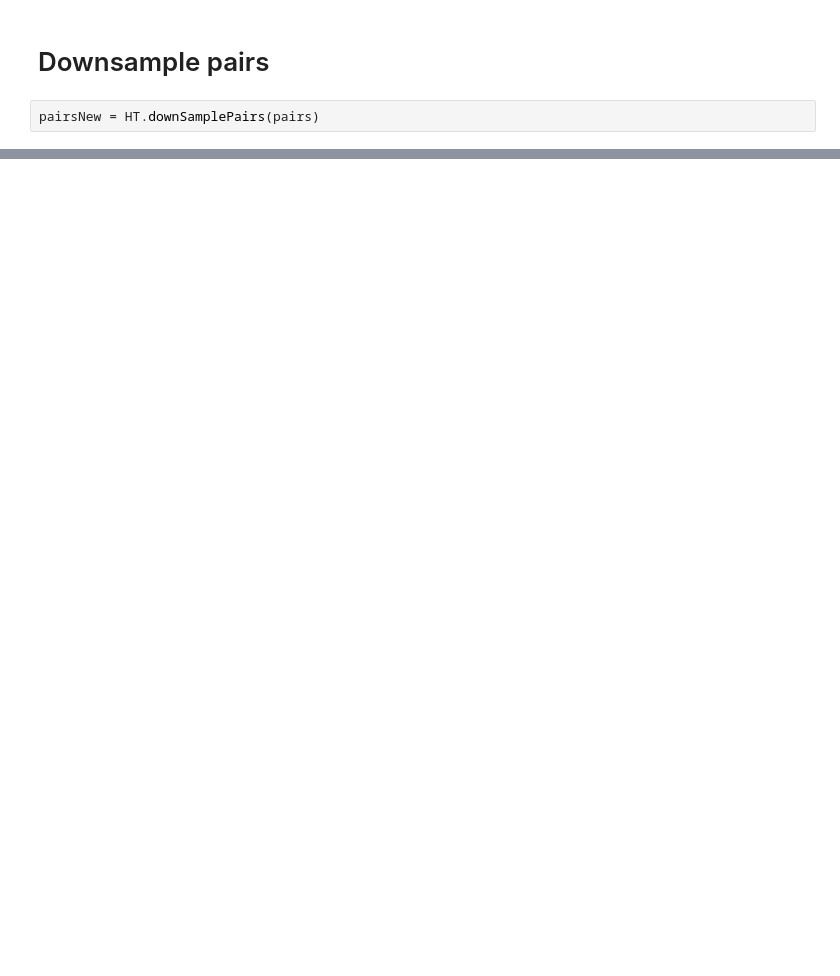
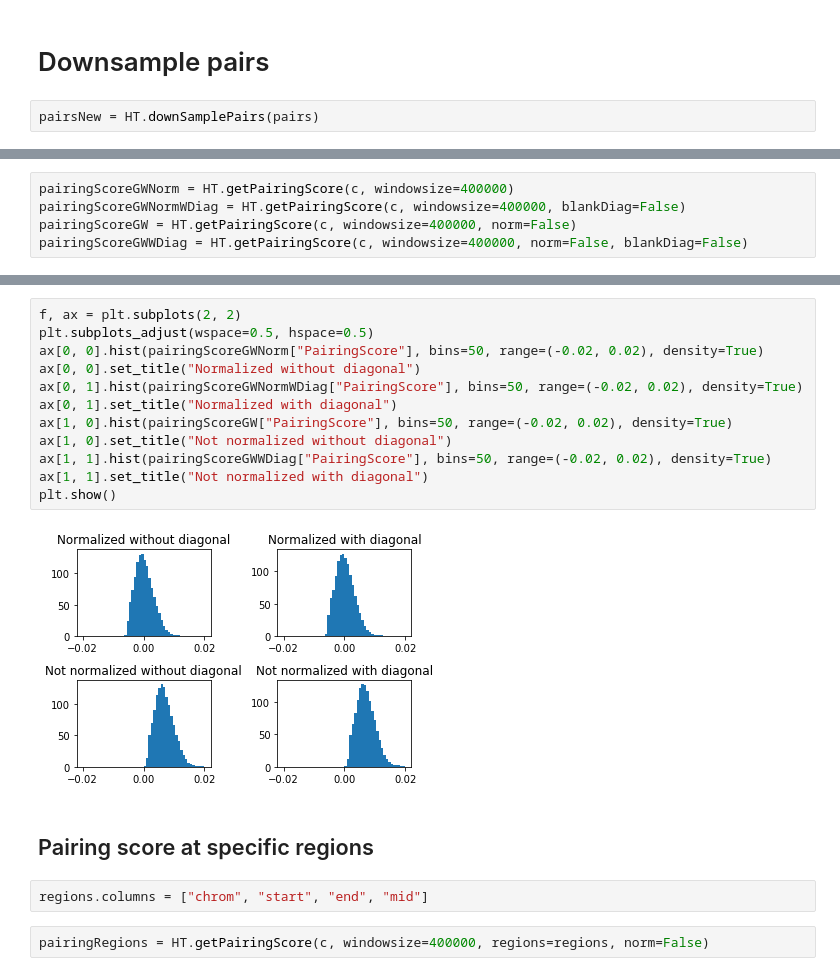
Before and after one commit to gerlichlab/ngs, a Jupyter notebook: examples/Function_examples.ipynb, the cells around one changed output, grey strips where cells are left out. Saved outputs shown, nothing was run; the diff lists cells and outputs as text; blank space fills up the shorter version.

```diff
--- a/examples/Function_examples.ipynb
+++ b/examples/Function_examples.ipynb
@@ -320,0 +325,5 @@ pairsNew = HT.downSamplePairs(pairs)
+# %%
+pairingScoreGWNorm = HT.getPairingScore(c, windowsize=400000)
+pairingScoreGWNormWDiag = HT.getPairingScore(c, windowsize=400000, blankDiag=False)
+pairingScoreGW = HT.getPairingScore(c, windowsize=400000, norm=False)
+pairingScoreGWWDiag = HT.getPairingScore(c, windowsize=400000, norm=False, blankDiag=False)
@@ -320,0 +339,20 @@ pairsNew = HT.downSamplePairs(pairs)
+# %%
+f, ax = plt.subplots(2, 2)
+plt.subplots_adjust(wspace=0.5, hspace=0.5)
+ax[0, 0].hist(pairingScoreGWNorm["PairingScore"], bins=50, range=(-0.02, 0.02), density=True)
+ax[0, 0].set_title("Normalized without diagonal")
+ax[0, 1].hist(pairingScoreGWNormWDiag["PairingScore"], bins=50, range=(-0.02, 0.02), density=True)
+ax[0, 1].set_title("Normalized with diagonal")
+ax[1, 0].hist(pairingScoreGW["PairingScore"], bins=50, range=(-0.02, 0.02), density=True)
+ax[1, 0].set_title("Not normalized without diagonal")
+ax[1, 1].hist(pairingScoreGWWDiag["PairingScore"], bins=50, range=(-0.02, 0.02), density=True)
+ax[1, 1].set_title("Not normalized with diagonal")
+plt.show()
+# %% [output]
+[figure, added]
+# %% [markdown]
+## Pairing score at specific regions
+# %%
+regions.columns = ["chrom", "start", "end", "mid"]
+# %%
+pairingRegions = HT.getPairingScore(c, windowsize=400000, regions=regions, norm=False)
```
Also changed, not shown: parts of 8 cells of this notebook.
